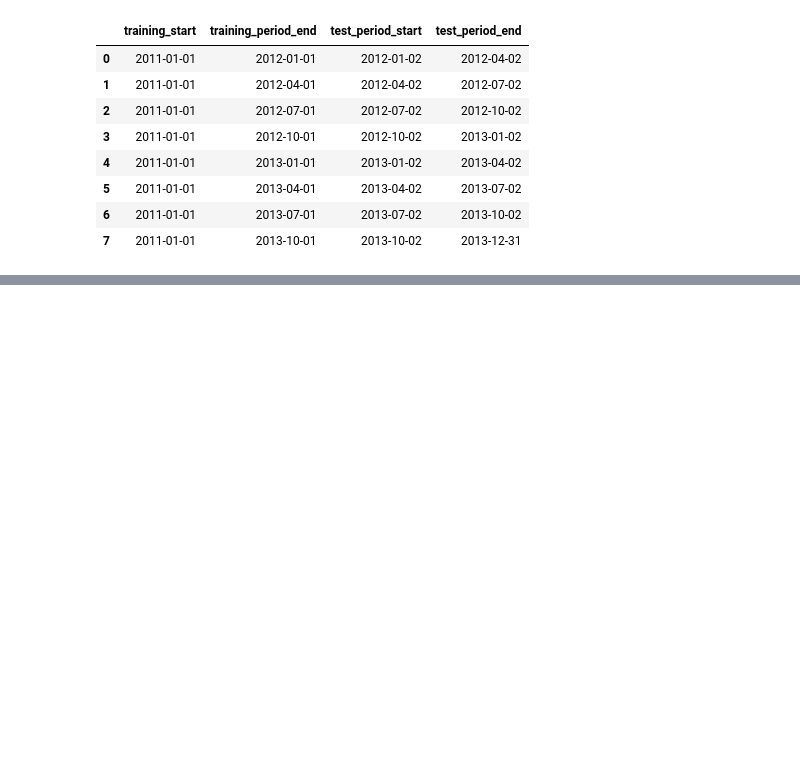
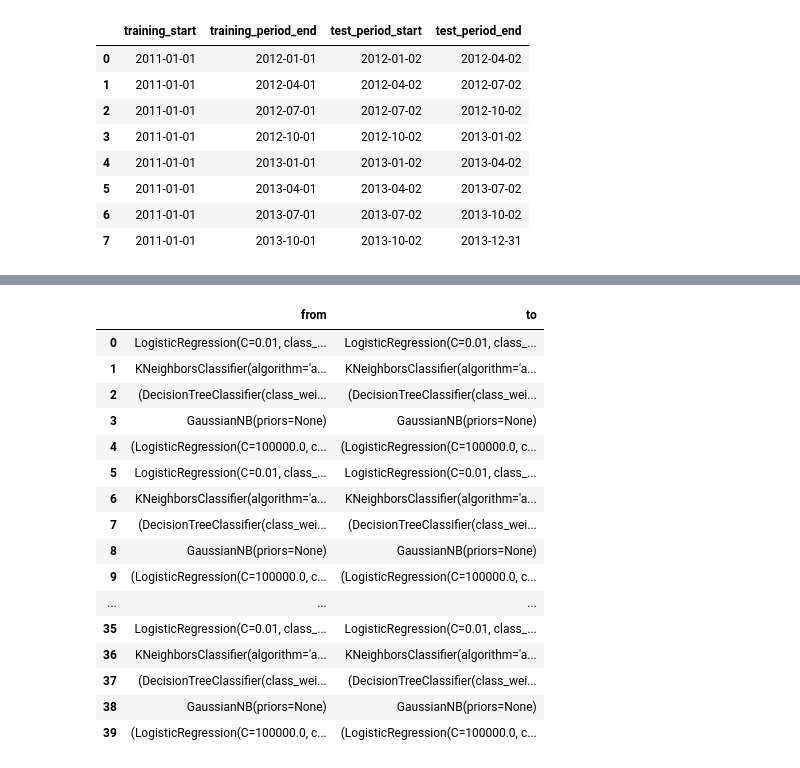
Before and after one commit to anmolchaturvedi/predicting_excitement, a Jupyter notebook: donors_choose.ipynb, the cells around one changed output, grey strips where cells are left out. Cells and saved outputs as stored; diff of their text form; code cells hidden in the pictures; blank space fills up the shorter version.

```diff
--- a/donors_choose.ipynb
+++ b/donors_choose.ipynb
@@ -580,0 +577,25 @@ data
+# %%
+# make sure df was laded properly
+# Attribution: https://stackoverflow.com/questions/17095101/outputting-difference-in-two-pandas-dataframes-side-by-side-highlighting-the-d/47112033
+difference_locations = np.where(tessss != metrics)
+changed_from = tessss.values[difference_locations]
+changed_to = metrics.values[difference_locations]
+pd.DataFrame({'from': changed_from, 'to': changed_to}, index=tessss.index)
+# %% [output]
+|  | from | to |
+| 0 | LogisticRegression(C=0.01, class_... | LogisticRegression(C=0.01, class_... |
+| 1 | KNeighborsClassifier(algorithm='a... | KNeighborsClassifier(algorithm='a... |
+| 2 | (DecisionTreeClassifier(class_wei... | (DecisionTreeClassifier(class_wei... |
+| 3 | GaussianNB(priors=None) | GaussianNB(priors=None) |
+| 4 | (LogisticRegression(C=100000.0, c... | (LogisticRegression(C=100000.0, c... |
+| 5 | LogisticRegression(C=0.01, class_... | LogisticRegression(C=0.01, class_... |
+| 6 | KNeighborsClassifier(algorithm='a... | KNeighborsClassifier(algorithm='a... |
+| 7 | (DecisionTreeClassifier(class_wei... | (DecisionTreeClassifier(class_wei... |
+| 8 | GaussianNB(priors=None) | GaussianNB(priors=None) |
+| 9 | (LogisticRegression(C=100000.0, c... | (LogisticRegression(C=100000.0, c... |
+| ... | ... | ... |
+| 35 | LogisticRegression(C=0.01, class_... | LogisticRegression(C=0.01, class_... |
+| 36 | KNeighborsClassifier(algorithm='a... | KNeighborsClassifier(algorithm='a... |
+| 37 | (DecisionTreeClassifier(class_wei... | (DecisionTreeClassifier(class_wei... |
+| 38 | GaussianNB(priors=None) | GaussianNB(priors=None) |
+| 39 | (LogisticRegression(C=100000.0, c... | (LogisticRegression(C=100000.0, c... |
```
Also changed, not shown: parts of 22 cells of this notebook, 1 other file.
